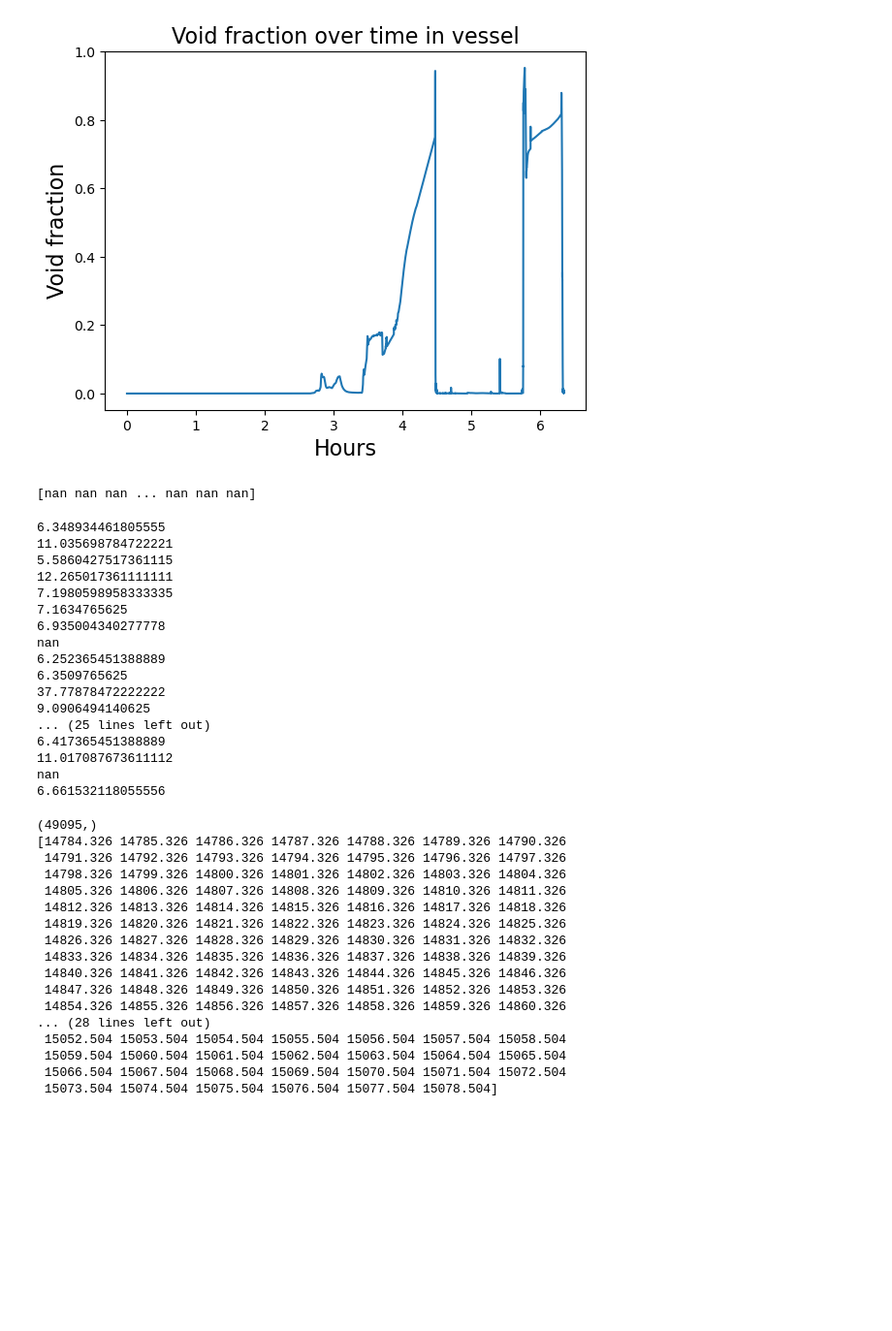
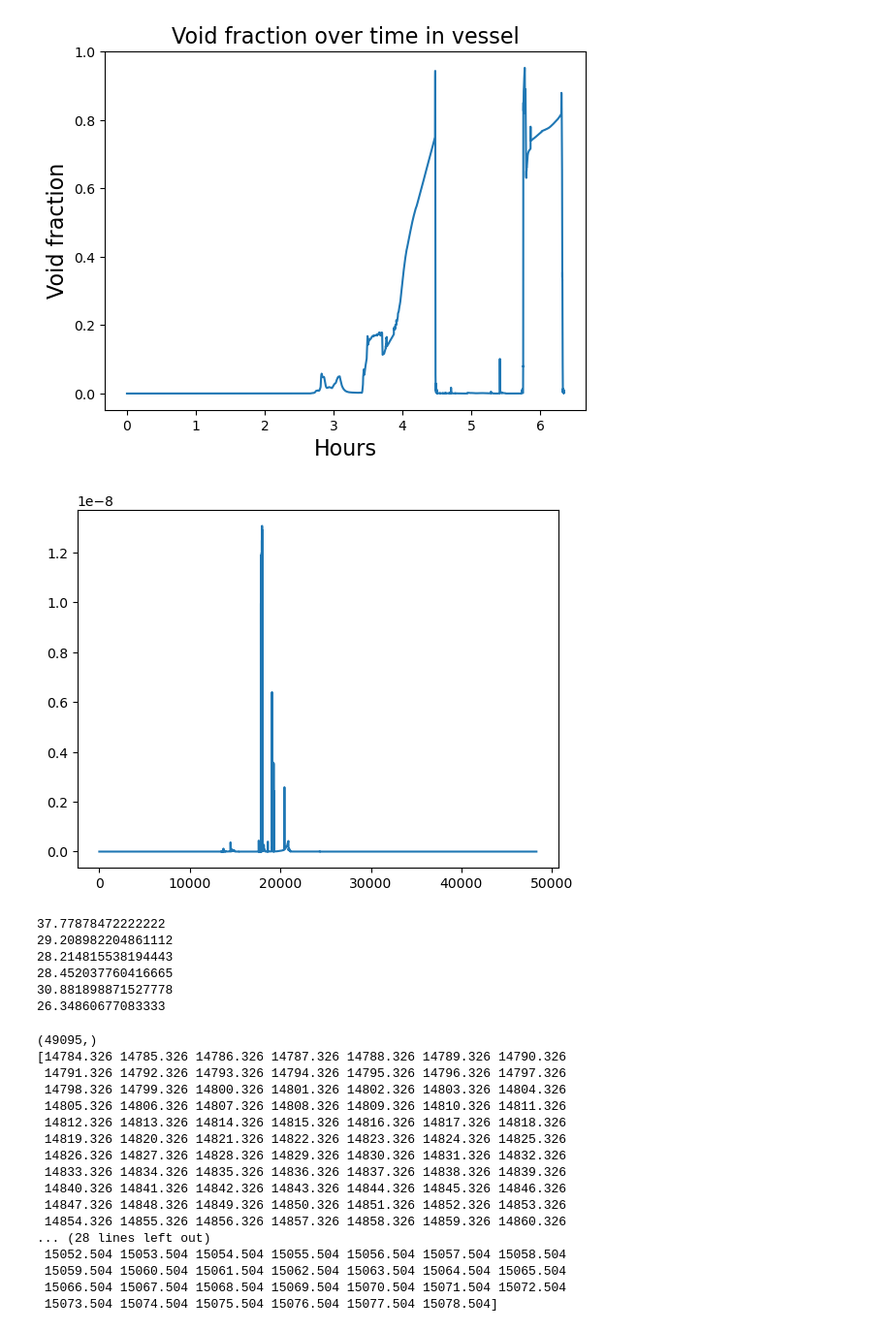
Before and after one commit to Aleartulon/ASTEC_surrogate_model, a Jupyter notebook: src/dataset_generation/download_and_explore/explore_data.ipynb, the cells around one changed output. Shown: that part at 97% size. Saved outputs shown, nothing was run; the diff lists cells and outputs as text; code cells hidden in the pictures; blank space fills up the shorter version.

Commit message:
added fission products and added check on normalization to avoid dividing by zero

```diff
--- a/src/dataset_generation/download_and_explore/explore_data.ipynb
+++ b/src/dataset_generation/download_and_explore/explore_data.ipynb
@@ -56,10 +56,10 @@ with h5py.File(path_to_hdf5+'/1.h5', 'r') as f:
 (47871,)
 [figure]
 # %%
-with h5py.File(path_to_hdf5+'/'+str(40)+'.h5', 'r') as f:
-    print(f['other/global/vessel_rupture_time'][:])
+with h5py.File(path_to_hdf5+'/'+str(50)+'.h5', 'r') as f:
+    plt.plot(f['connection/fission/Q_fp_As'][:])
 # %% [output]
-[nan nan nan ... nan nan nan]
+[figure, added]
 # %%
 for j in range(41):
     with h5py.File(path_to_hdf5+'/'+str(j+1)+'.h5', 'r') as f:
@@ -67,23 +67,12 @@ for j in range(41):
         if t_rupture>20:
             print(t_rupture)
 # %% [output]
-6.348934461805555
-11.035698784722221
-5.5860427517361115
-12.265017361111111
-7.1980598958333335
-7.1634765625
-6.935004340277778
-nan
-6.252365451388889
-6.3509765625
 37.77878472222222
-9.0906494140625
-... (25 lines left out)
-6.417365451388889
-11.017087673611112
-nan
-6.661532118055556
+29.208982204861112
+28.214815538194443
+28.452037760416665
+30.881898871527778
+26.34860677083333
 # %%
 with h5py.File(path_to_hdf5+'/1.h5', 'r') as f:
     print(np.shape(f['vessel/mesh/x_alfa_vessel'][:][:,0]))
```
Also changed, not shown: 6 other files.
